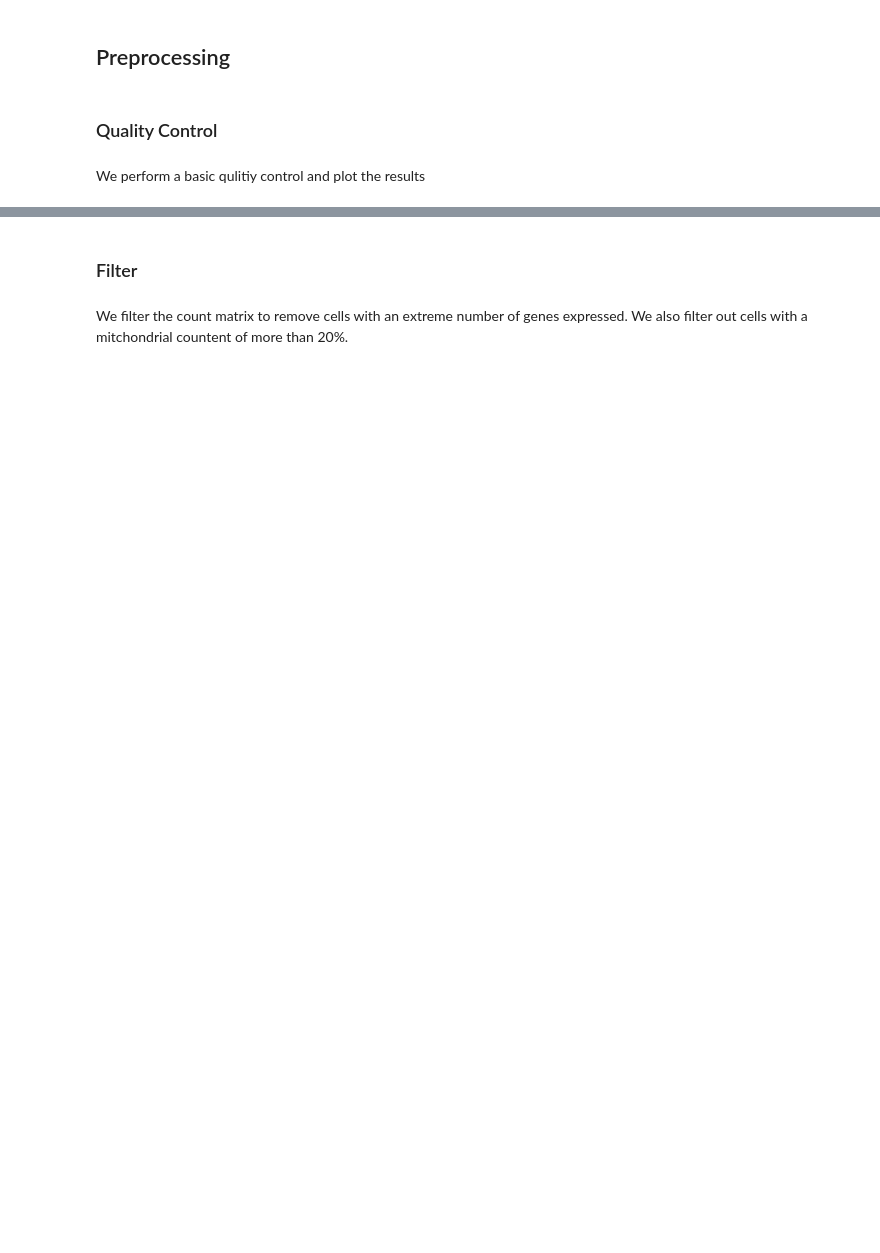
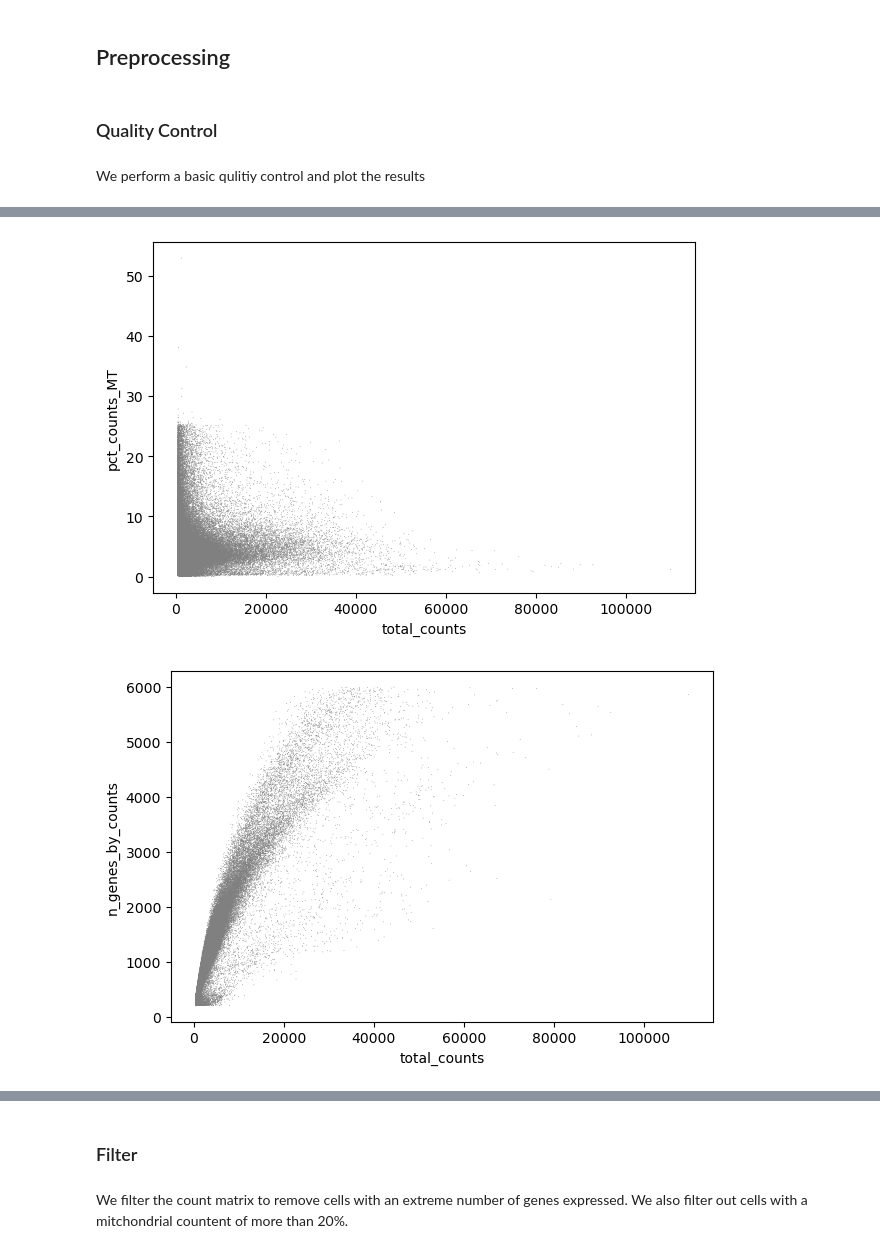
Before and after one commit to scverse/rapids_singlecell, a Jupyter notebook: docs/notebooks/demo_gpu.ipynb, the cells around one changed output, grey strips where cells are left out. Drawn from its saved outputs; the diff is of its cells as text; code cells hidden in the pictures; blank space fills up the shorter version.

```diff
--- a/docs/notebooks/demo_gpu.ipynb
+++ b/docs/notebooks/demo_gpu.ipynb
@@ -91,0 +79,6 @@ rsc.pl.violin(cudata,key="pct_counts_MT",groupby="PatientNumber")
+# %%
+sc.pl.scatter(cudata, x='total_counts', y='pct_counts_MT')
+sc.pl.scatter(cudata, x='total_counts', y='n_genes_by_counts')
+# %% [output]
+[figure, added]
+[figure, added]
```
Also changed, not shown: parts of 54 cells of this notebook, 3 other files.
